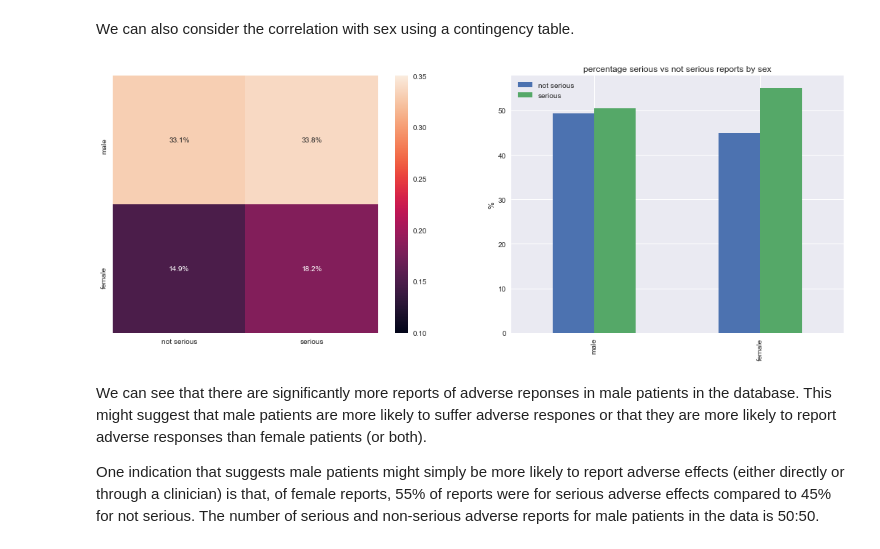
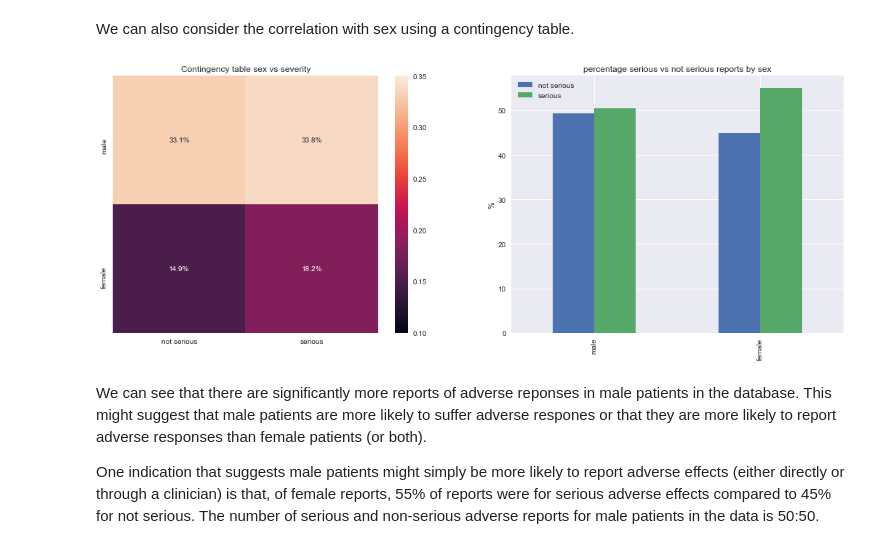
Before and after one commit to ambevan/OpenFDA_Case_Study, a Jupyter notebook: Severity of adverse reactions in children.ipynb, the cells around one changed output. Cells and saved outputs as stored; diff of their text form; code cells hidden in the pictures.

```diff
--- a/Severity of adverse reactions in children.ipynb
+++ b/Severity of adverse reactions in children.ipynb
@@ -224,27 +224,27 @@ We can also consider the correlation with sex using a contingency table.
 # %%
 # create a pivot table on sex and serious
 pivot_tb = process_data.calculate_serious_pivot(pediatric_data, 'patient.patientsex')
 tb = pivot_tb.drop(columns=['total','not serious %','serious %'])
 tb = tb.divide(tb.sum().sum())
 
 # plot heatmap of contingency table
 fig, (ax1, ax2) = plt.subplots(nrows=1, ncols=2,figsize=(18,6.5))
 ax1 = sns.heatmap(tb,vmin=0.10,vmax=0.35,
                  #norm=LogNorm(vmin=sub_data.min().min(), vmax=sub_data.max().max()),
                  annot=True,
                 fmt='.1%', ax=ax1);
 ax1.set_xlabel('');
 ax1.set_ylabel('');
 ax1.set_yticklabels(['male','female']);
-
+ax1.set_title('Contingency table sex vs severity')
 # plot bar chart showing relative frequencies of serious/not serious by sex
 process_data.plot_serious_pivot(pivot_tb, 'route', ax2)
 ax2.set_title('percentage serious vs not serious reports by sex');
 ax2.set_xticklabels(['male','female']);
 ax2.set_xlabel('');
 ax2.set_ylabel('%');
 # %% [output]
-[figure, old version]
+[figure, new version]
 # %% [markdown]
 We can see that there are significantly more reports of adverse reponses in male patients in the database. This might suggest that male patients are more likely to suffer adverse respones or that they are more likely to report adverse responses than female patients (or both).
 
```
Also changed, not shown: parts of 12 cells of this notebook, 3 other files.
